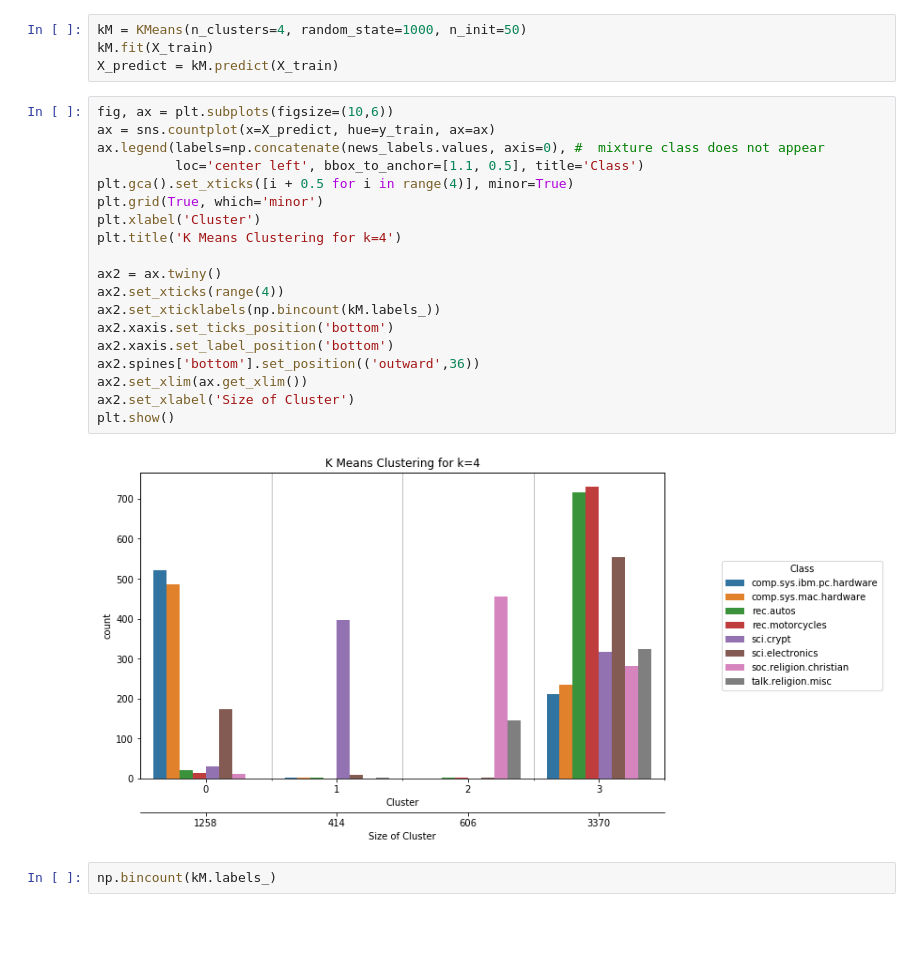
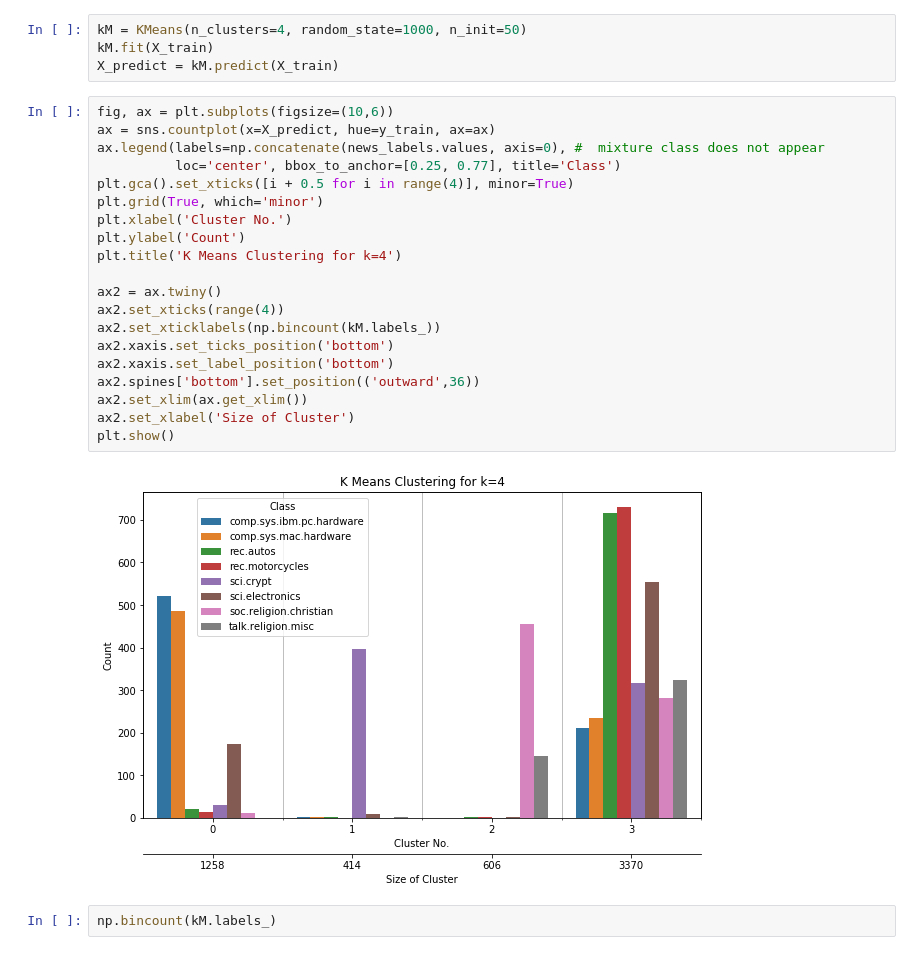
Before and after one commit to highpreef/IAML, a Jupyter notebook: Assignment 2.ipynb, the cells around one changed output. Drawn from its saved outputs; the diff is of its cells as text; blank space fills up the shorter version.

```diff
--- a/Assignment 2.ipynb
+++ b/Assignment 2.ipynb
@@ -135,24 +153,25 @@ X_predict = kM.predict(X_train)
 # %%
 fig, ax = plt.subplots(figsize=(10,6))
 ax = sns.countplot(x=X_predict, hue=y_train, ax=ax)
 ax.legend(labels=np.concatenate(news_labels.values, axis=0), #  mixture class does not appear
-          loc='center left', bbox_to_anchor=[1.1, 0.5], title='Class')
+          loc='center', bbox_to_anchor=[0.25, 0.77], title='Class')
 plt.gca().set_xticks([i + 0.5 for i in range(4)], minor=True)
 plt.grid(True, which='minor')
-plt.xlabel('Cluster')
+plt.xlabel('Cluster No.')
+plt.ylabel('Count')
 plt.title('K Means Clustering for k=4')
 
 ax2 = ax.twiny()
 ax2.set_xticks(range(4))
 ax2.set_xticklabels(np.bincount(kM.labels_))
 ax2.xaxis.set_ticks_position('bottom')
 ax2.xaxis.set_label_position('bottom')
 ax2.spines['bottom'].set_position(('outward',36))
 ax2.set_xlim(ax.get_xlim())
 ax2.set_xlabel('Size of Cluster')
 plt.show()
 # %% [output]
-[figure, old version]
+[figure, new version]
 # %%
 np.bincount(kM.labels_)
 # %% [output]
```
Also changed, not shown: parts of 23 cells of this notebook.
